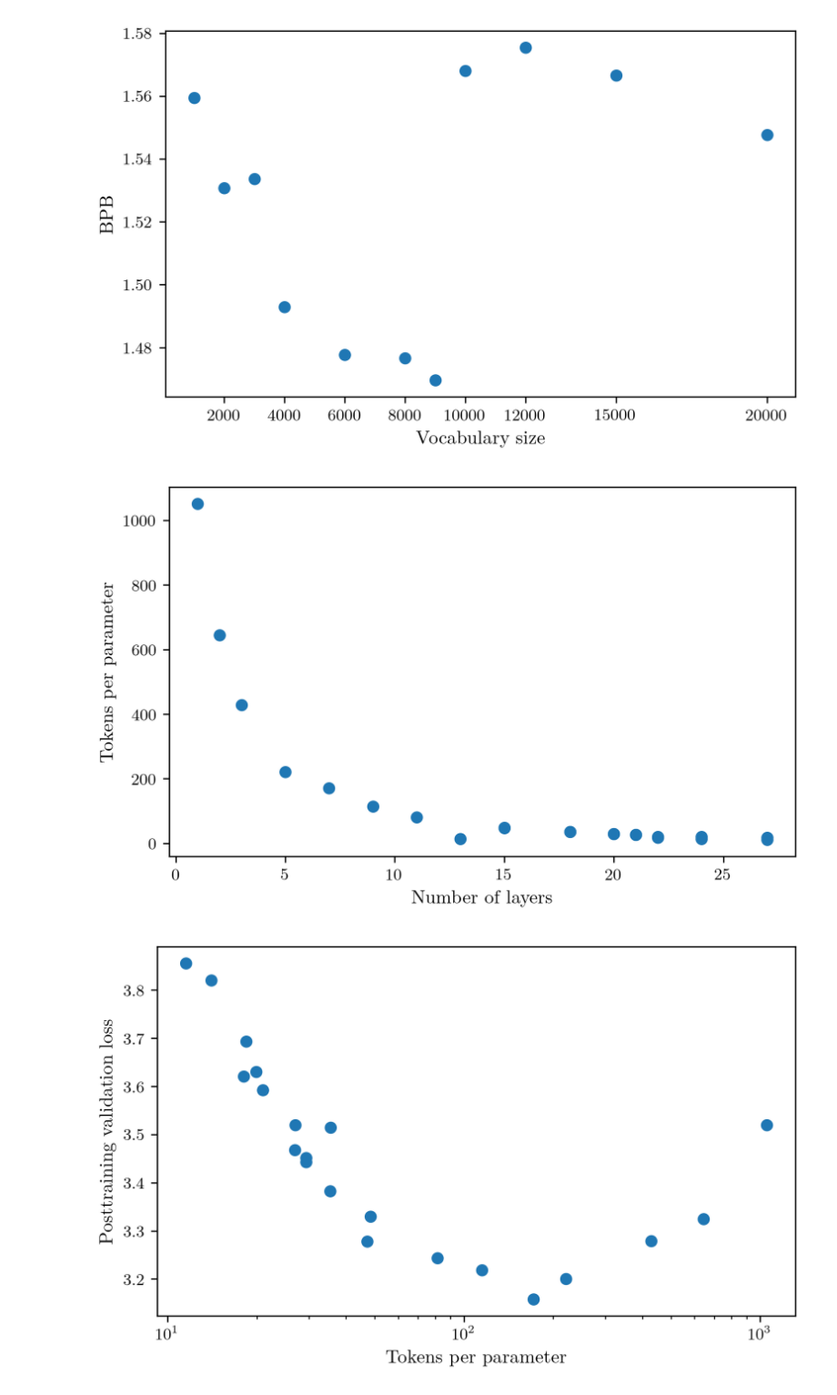
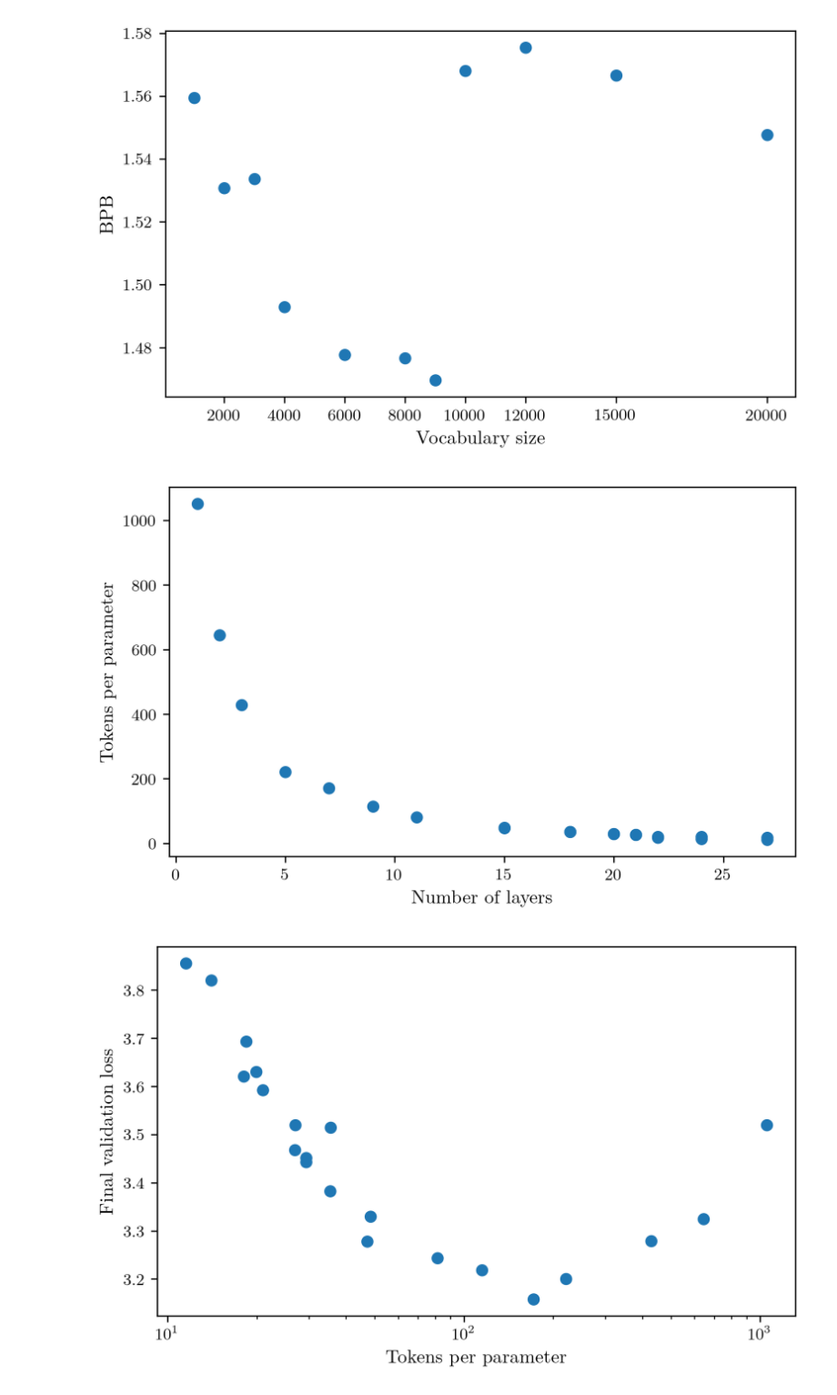
Before and after one commit to samasutherland/little-language-models, a Jupyter notebook: notebooks/explore_learning_rates.ipynb, the cells around one changed output. Shown at 91% size. Saved outputs shown, nothing was run; the diff lists cells and outputs as text; code cells hidden in the pictures.

```diff
--- a/notebooks/explore_learning_rates.ipynb
+++ b/notebooks/explore_learning_rates.ipynb
@@ -223,6 +238,7 @@ plt.savefig("figures/vocab_sweep.png")
 [figure]
 # %%
 plot_df = single_metrics_df[single_metrics_df["experiment"] == "tokens_per_parameter_search"].dropna(subset=["num_layers", "tokens_per_parameter"])
+plot_df = plot_df.drop(23) # big outlier
 
 fig, ax = plt.subplots(figsize=big_fig)
 ax.scatter(plot_df["num_layers"], plot_df["tokens_per_parameter"])
@@ -231,17 +247,17 @@ ax.set_ylabel("Tokens per parameter")
 plt.tight_layout()
 plt.savefig("figures/tokens_per_parameter_vs_num_layers.png")
 # %% [output]
-[figure, old version]
+[figure, new version]
 # %%
 plot_df = single_metrics_df[single_metrics_df["experiment"] == "tokens_per_parameter_search"].dropna(subset=["tokens_per_parameter", "posttraining_validation_loss"])
-plot_df = plot_df[plot_df["posttraining_validation_loss"] != plot_df["posttraining_validation_loss"].max()]
+plot_df = plot_df.drop(23) # big outlier
 
 fig, ax = plt.subplots(figsize=big_fig)
 ax.scatter(plot_df["tokens_per_parameter"], plot_df["posttraining_validation_loss"])
 ax.set_xlabel("Tokens per parameter")
-ax.set_ylabel("Posttraining validation loss")
+ax.set_ylabel("Final validation loss")
 ax.set_xscale("log")
 plt.tight_layout()
 plt.savefig("figures/posttraining_validation_loss_vs_tokens_per_parameter.png")
 # %% [output]
-[figure, old version]
+[figure, new version]
```
Also changed, not shown: parts of 6 cells of this notebook, 7 other files.
